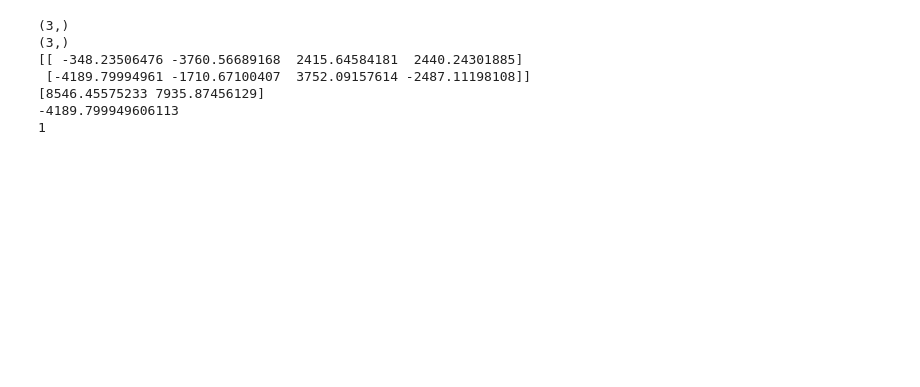
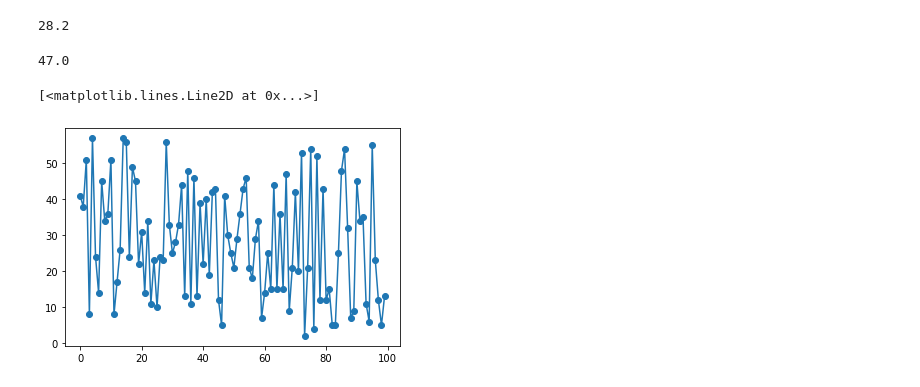
Before and after one commit to Payam-Mousavi/El-Farol, a Jupyter notebook: El-Farol Explore.ipynb, the cells around one changed output. Cells and saved outputs as stored; diff of their text form; code cells hidden in the pictures; blank space fills up the shorter version.

```diff
--- a/El-Farol Explore.ipynb
+++ b/El-Farol Explore.ipynb
@@ -42,7 +42,7 @@ class El_Farol_env:
 
         for i in range(self.N):
             for j in range(self.M+1):
-                S[i,j] = 100 * (np.dot(w_vec[i,:-1], np.array(A_vec)[M-j:2*M-j]) + w_vec[i,-1])
+                S[i,j] = 100 * (np.dot(w_vec[i,:-1], np.array(A_vec)[self.M-j:2*self.M-j]) + w_vec[i,-1])
 
 #         print(S[0,1:].shape)
 #         print(np.array(A_vec)[self.M:].shape)
@@ -77,12 +77,12 @@ class El_Farol_env:
         #       s_ind: Scalar integer: New optimum strategy for the agent
         #       S_guess: New estimated number of attendees (mostly used for troubleshooting)
         '''
-        S = np.zeros(self.N)
+        S = np.zeros((self.N, self.M+1))
         E = np.zeros(self.N)
 
         for i in range(self.N):
             for j in range(self.M+1):
-                S[i,j] = 100 * (np.dot(w_vec[i,:-1], np.array(A_vec)[M-j:2*M-j]) + w_vec[i,-1])
+                S[i,j] = 100 * (np.dot(w_vec[i,:-1], np.array(A_vec)[self.M-j:2*self.M-j]) + w_vec[i,-1])
 
         for i in range(self.N):
             E[i] = np.abs(S[i,1:] - np.array(A_vec)[self.M:]).sum() # Don't know A_t, so S[i,0] error can't be calculated yet
@@ -95,7 +95,7 @@ class El_Farol_env:
         return s_ind, S_guess
 
 
-    def take_steps(self, num_steps=10):
+    def take_steps(self, num_steps=100):
         '''
         # Simulate multiple weeks of events and decisions
         # Inputs:
@@ -144,3 +141,21 @@ class El_Farol_env:
+# %%
+# Testing the full environment:
+env = El_Farol_env(NUM_AGENTS=100, M=5, N=10, THR = 60, SEED=42)
+A_ts, agents_performance = env.take_steps(num_steps=100)
+# %%
+agents_performance.mean()
+# %% [output]
+28.2
+# %%
+A_ts.mean()
+# %% [output]
+47.0
+# %%
+# plt.plot(A_ts, '-o')
+plt.plot(agents_performance, '-o')
+# %% [output]
+[<matplotlib.lines.Line2D at 0x...>]
+[figure, added]
 # %%
 # Debugging #2:
 env = El_Farol_env(NUM_AGENTS=100, M=3, N=2, THR = 60, SEED=42)
@@ -154,11 +169,3 @@ print(S)
 print(E)
 print(S_guess)
 print(d)
-# %% [output]
-(3,)
-(3,)
-[[ -348.23506476 -3760.56689168  2415.64584181  2440.24301885]
- [-4189.79994961 -1710.67100407  3752.09157614 -2487.11198108]]
-[8546.45575233 7935.87456129]
--4189.799949606113
-1
```
Also changed, not shown: parts of 2 cells of this notebook.
